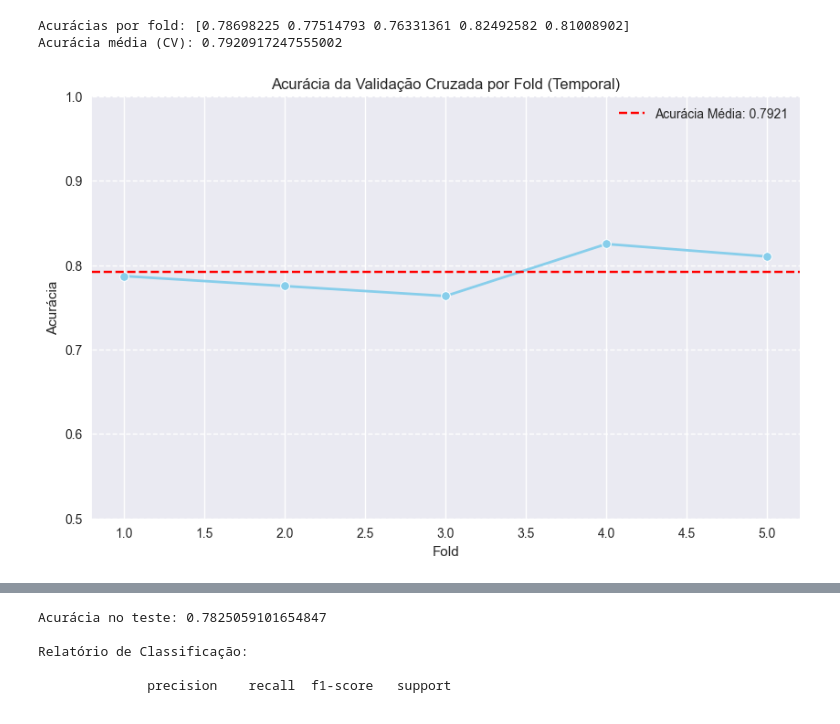
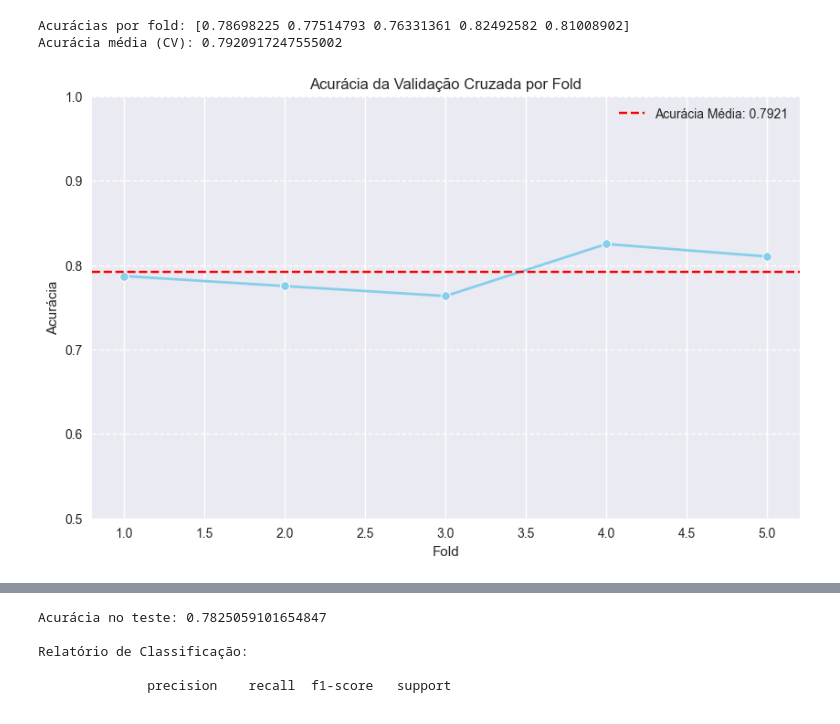
Before and after one commit to tech-challenge-development/tech-challenge-4, a Jupyter notebook: xgboost.ipynb, the cells around one changed output, grey strips where cells are left out. Cells and saved outputs as stored; diff of their text form; code cells hidden in the pictures.

```diff
--- a/xgboost.ipynb
+++ b/xgboost.ipynb
@@ -591,16 +604,16 @@ Acurácia média (CV): 0.7920917247555002
 # %%
 plt.figure(figsize=(10, 6))
 sns.lineplot(x=np.arange(1, len(cv_scores) + 1), y=cv_scores, marker='o', color='skyblue', linewidth=2)
 plt.axhline(cv_scores.mean(), color='r', linestyle='--', label=f'Acurácia Média: {cv_scores.mean():.4f}')
-plt.title('Acurácia da Validação Cruzada por Fold (Temporal)')
+plt.title('Acurácia da Validação Cruzada por Fold')
 plt.xlabel('Fold')
 plt.ylabel('Acurácia')
 plt.ylim(0.5, 1.0)
 plt.legend()
 plt.grid(axis='y', linestyle='--')
 plt.show()
 # %% [output]
-[figure, old version]
+[figure, new version]
 # %%
 pipeline.fit(X_train, y_train)
 # %% [output]
```
Also changed, not shown: parts of 5 cells of this notebook, 4 other files.
